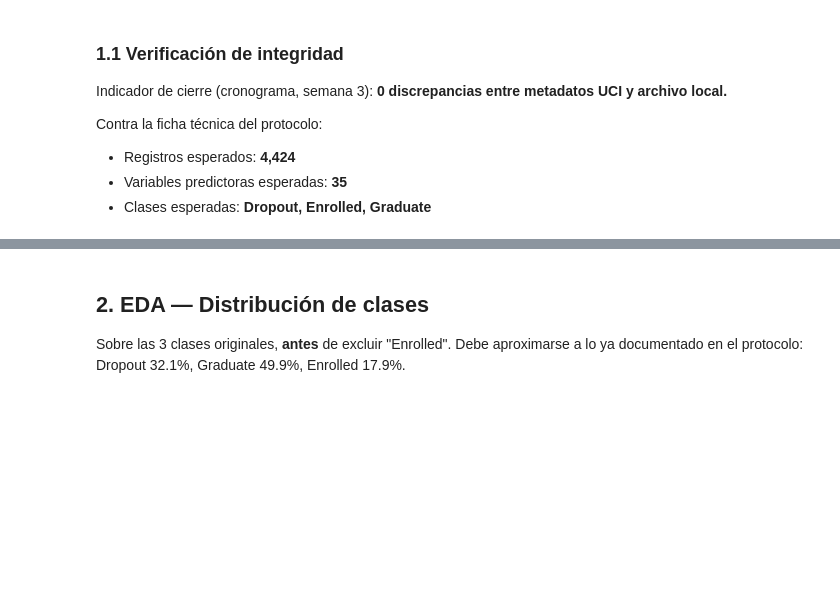
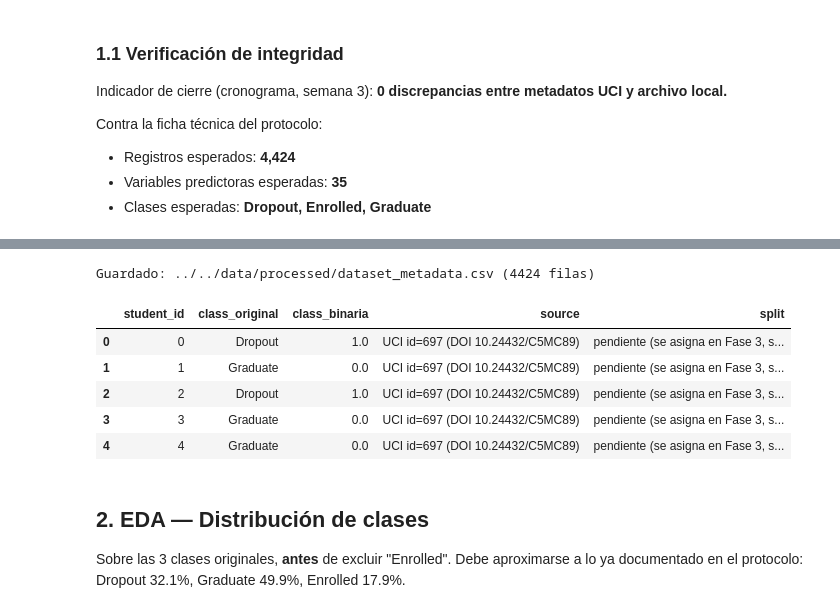
Before and after one commit to ResiliopeDAN/Proyecto-de-Modelado-de-Machine-Learning-para-la-Predicci-n-de-Deserci-n-estudiantil-universitaria, a Jupyter notebook: Laboratorio de Pruebas/Fase2_Adquisicion_Preparacion/01_Adquisicion_EDA.ipynb, the cells around one changed output, grey strips where cells are left out. Drawn from its saved outputs; the diff is of its cells as text; code cells hidden in the pictures; blank space fills up the shorter version.

```diff
--- a/Laboratorio de Pruebas/Fase2_Adquisicion_Preparacion/01_Adquisicion_EDA.ipynb
+++ b/Laboratorio de Pruebas/Fase2_Adquisicion_Preparacion/01_Adquisicion_EDA.ipynb
@@ -65,3 +114,26 @@ print(f"Guardado: {ruta_salida}")
+# %%
+mapa_binario = {"Dropout": 1, "Graduate": 0, "Enrolled": np.nan}
+
+df_metadata = pd.DataFrame({
+    "student_id": df.index,
+    "class_original": df[y.columns[0]].values,
+})
+df_metadata["class_binaria"] = df_metadata["class_original"].map(mapa_binario)
+df_metadata["source"] = "UCI id=697 (DOI 10.24432/C5MC89)"
+df_metadata["split"] = "pendiente (se asigna en Fase 3, semana 5)"
+
+ruta_metadata = "../../data/processed/dataset_metadata.csv"
+df_metadata.to_csv(ruta_metadata, index=False)
+print(f"Guardado: {ruta_metadata} ({len(df_metadata)} filas)")
+df_metadata.head()
+# %% [output]
+Guardado: ../../data/processed/dataset_metadata.csv (4424 filas)
+|  | student_id | class_original | class_binaria | source | split |
+| 0 | 0 | Dropout | 1.0 | UCI id=697 (DOI 10.24432/C5MC89) | pendiente (se asigna en Fase 3, s... |
+| 1 | 1 | Graduate | 0.0 | UCI id=697 (DOI 10.24432/C5MC89) | pendiente (se asigna en Fase 3, s... |
+| 2 | 2 | Dropout | 1.0 | UCI id=697 (DOI 10.24432/C5MC89) | pendiente (se asigna en Fase 3, s... |
+| 3 | 3 | Graduate | 0.0 | UCI id=697 (DOI 10.24432/C5MC89) | pendiente (se asigna en Fase 3, s... |
+| 4 | 4 | Graduate | 0.0 | UCI id=697 (DOI 10.24432/C5MC89) | pendiente (se asigna en Fase 3, s... |
 # %% [markdown]
 ## 2. EDA — Distribución de clases
 
```
Also changed, not shown: parts of 30 cells of this notebook, 41 other files.
